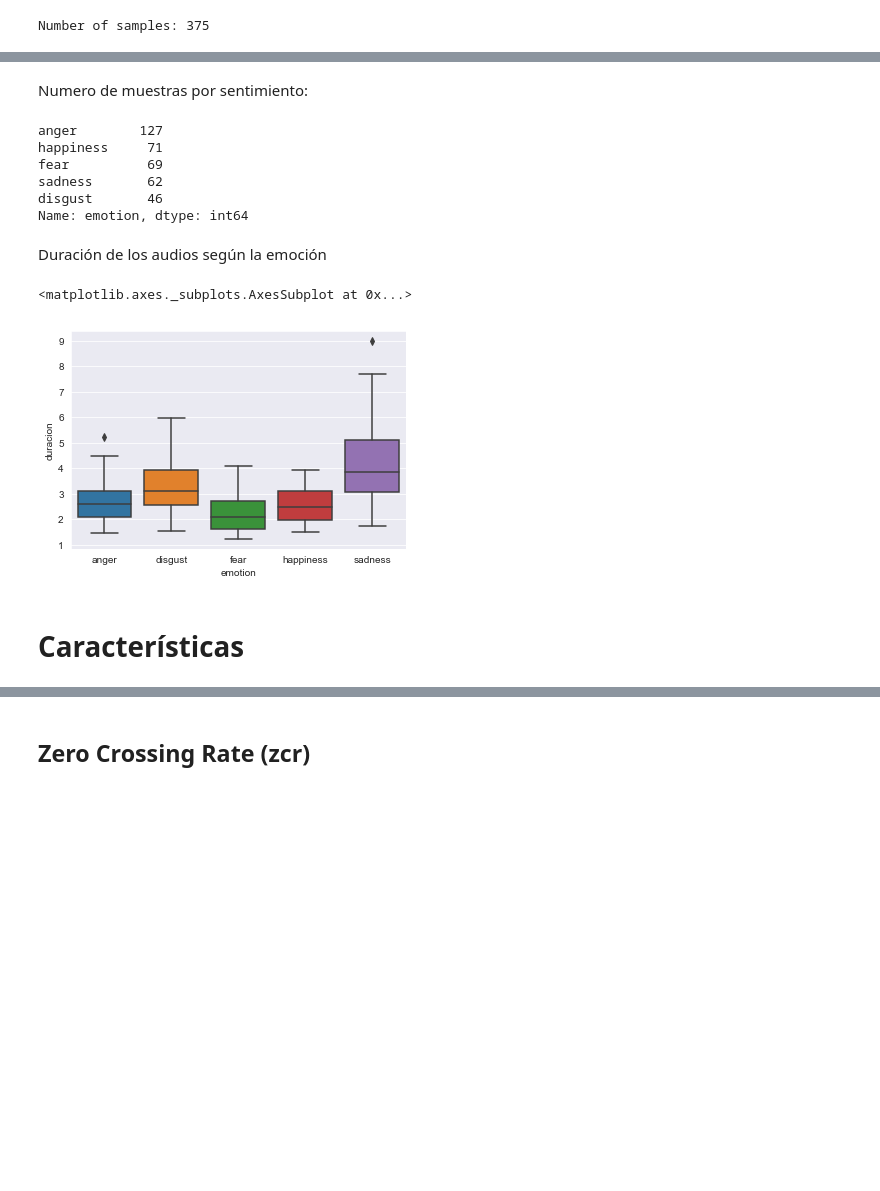
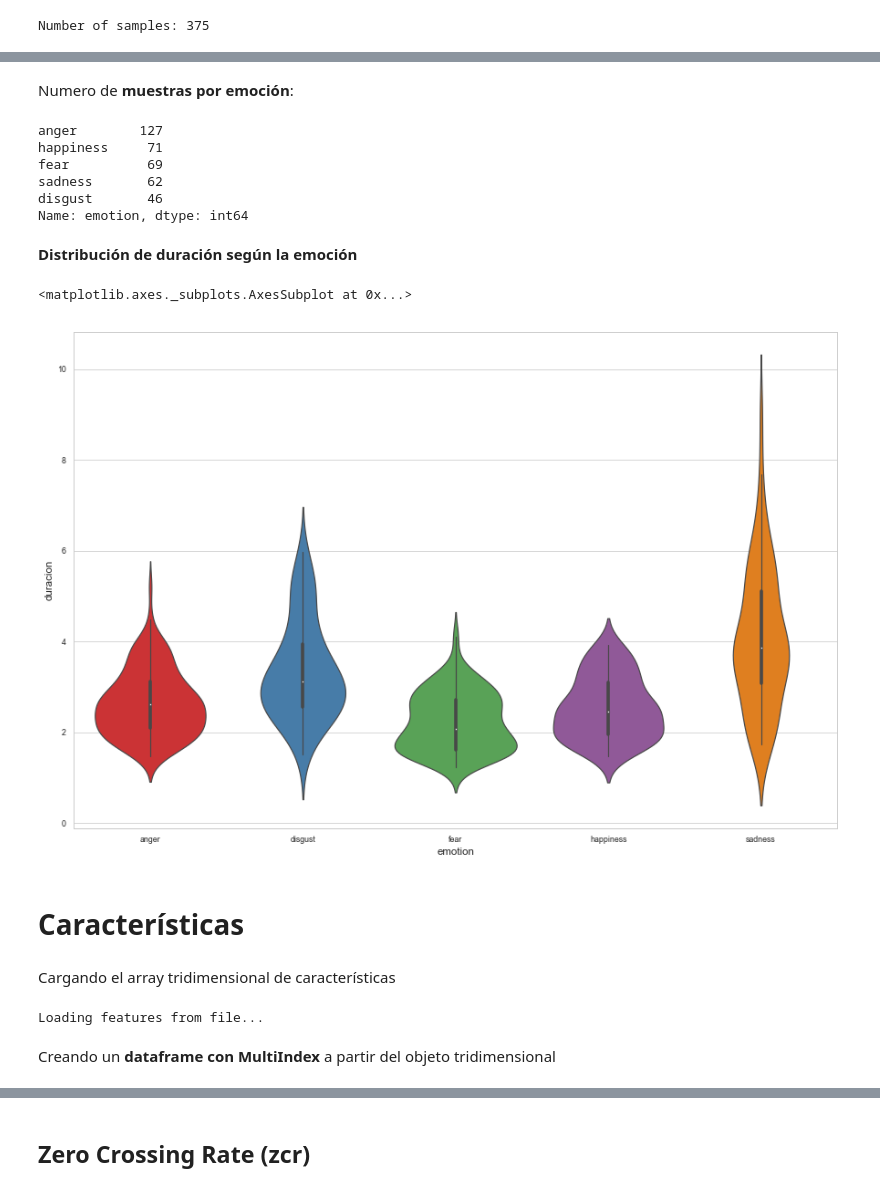
Before and after one commit to micaelgg/tfm-project, a Jupyter notebook: explorando-berlin.ipynb, the cells around one changed output, grey strips where cells are left out. Drawn from its saved outputs; the diff is of its cells as text; code cells hidden in the pictures; blank space fills up the shorter version.

```diff
--- a/explorando-berlin.ipynb
+++ b/explorando-berlin.ipynb
@@ -12,7 +12,16 @@ except ImportError:
 
 %matplotlib inline
 
-sns.set_style("darkgrid")
+#Esto afecta aspectos como el tamaño de las etiquetas, líneas y otros elementos de la trama, pero no el estilo general
+sns.set_context("paper")
+#Establecer el estilo estético de las parcelas
+sns.set_style("whitegrid")
+#Establece el conjunto de colores
+sns.set_palette("Set1")
+
+plt.rcParams['figure.figsize'] = (15.0, 10.0)
+plt.rcParams['axes.titlesize'] = 'large'
+plt.rcParams['axes.labelsize'] = 'large'
 # %% [markdown]
 # Dataset
 
@@ -69,5 +82,5 @@ plt.show()
 # %% [markdown]
-Numero de muestras por sentimiento:
+Numero de **muestras por emoción**:
 # %%
 emotion_dic = {
     0: 'anger',
@@ -91,14 +104,33 @@ sadness       62
 disgust       46
 Name: emotion, dtype: int64
 # %% [markdown]
-Duración de los audios según la emoción
+**Distribución de duración según la emoción**
 # %%
 df_aux = pd.concat([df_emotions, df_duracion], axis=1)
-
-sns.boxplot(x=df_aux["emotion"], y=df_aux["duracion"])
+sns.violinplot(x=df_aux["emotion"], y=df_aux["duracion"])
 # %% [output]
 <matplotlib.axes._subplots.AxesSubplot at 0x...>
-[figure, old version]
+[figure, new version]
 # %% [markdown]
 # Características
+# %% [markdown]
+Cargando el array tridimensional de características
+# %%
+label_features = [
+    'zcr', 'energy', 'energy_entropy', 'spectral_centroid', 'spectral_spread',
+    'spectral_entropy', 'spectral_flux', 'spectral_rolloff', 'mfcc_1',
+    'mfcc_2', 'mfcc_3', 'mfcc_4', 'mfcc_5', 'mfcc_6', 'mfcc_7', 'mfcc_8',
+    'mfcc_9', 'mfcc_10', 'mfcc_11', 'mfcc_12', 'mfcc_13', 'chroma_1',
+    'chroma_2', 'chroma_3', 'chroma_4', 'chroma_5', 'chroma_6', 'chroma_7',
+    'chroma_8', 'chroma_9', 'chroma_10', 'chroma_11', 'chroma_12',
+    'chroma_std', 'harmonic_ratio', 'pitch'
+]
+
+
+print("Loading features from file...\n")
+features = pickle.load(open(dataset_path + dataset + '_features.p', 'rb'))
+# %% [output]
+Loading features from file...
+# %% [markdown]
+Creando un **dataframe con MultiIndex** a partir del objeto tridimensional
 # %%
```
Also changed, not shown: parts of 38 cells of this notebook, 1 other file.
